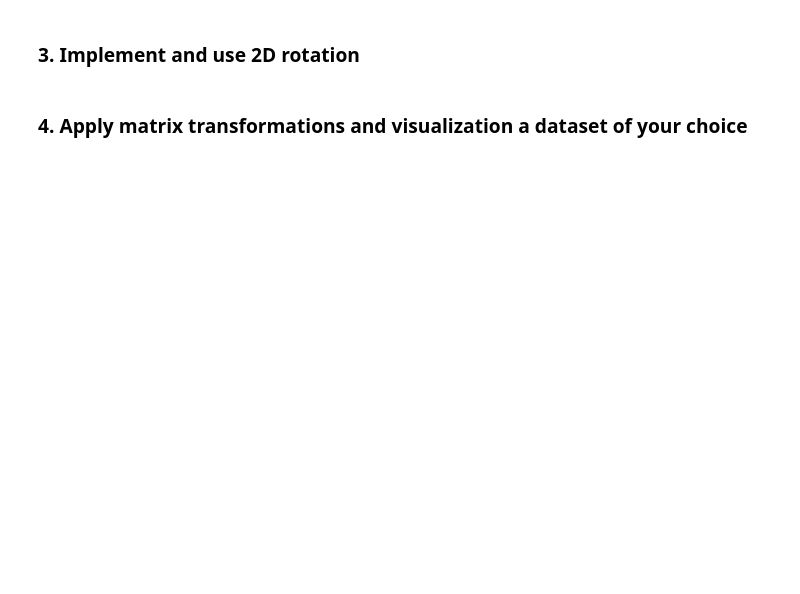
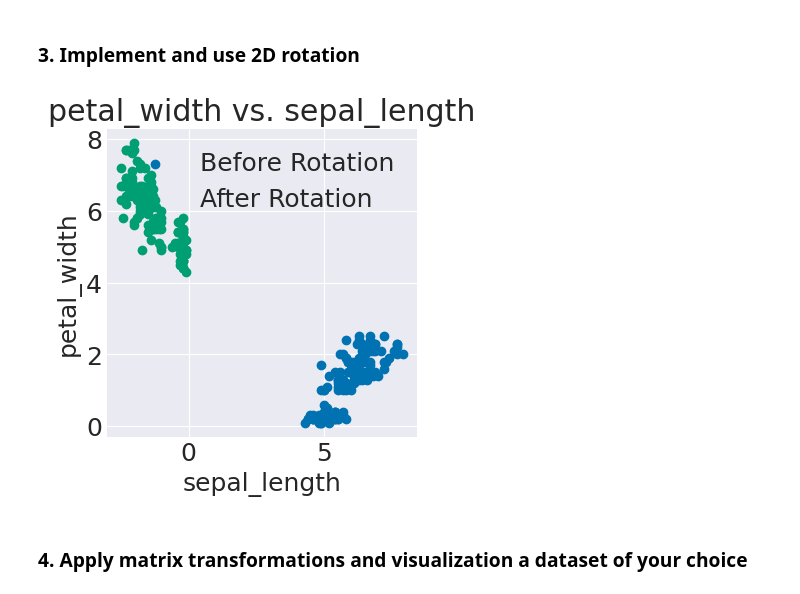
Before and after one commit to thecodingaviator/cs251, a Jupyter notebook: project2/transformations.ipynb, the cells around one changed output. Drawn from its saved outputs; the diff is of its cells as text; code cells hidden in the pictures; blank space fills up the shorter version.

```diff
--- a/project2/transformations.ipynb
+++ b/project2/transformations.ipynb
@@ -577,4 +589,26 @@ To receive credit for any extension, you must:
 # %% [markdown]
 ### 3. Implement and use 2D rotation
+# %%
+data_obj = data.Data(filepath='data/iris.csv')
+transformation_obj = transformation.Transformation(data_obj)
+
+transformation_obj.project(['sepal_length', 'petal_width'])
+
+# Plot the data before rotation
+transformation_obj.scatter('sepal_length', 'petal_width', 'petal_width vs. sepal_length')
+
+# Rotate the data
+transformation_obj.rotate_2d(90)
+
+# Plot the data after rotation
+transformation_obj.scatter('sepal_length', 'petal_width', 'petal_width vs. sepal_length')
+
+# Legend
+plt.legend(['Before Rotation', 'After Rotation'], loc='upper right');
+
+# Make figure bigger
+plt.rcParams['figure.figsize'] = [11, 11]
+# %% [output]
+[figure, added]
 # %% [markdown]
 ### 4. Apply matrix transformations and visualization a dataset of your choice
```
Also changed, not shown: parts of 1 cell of this notebook, 1 other file.
